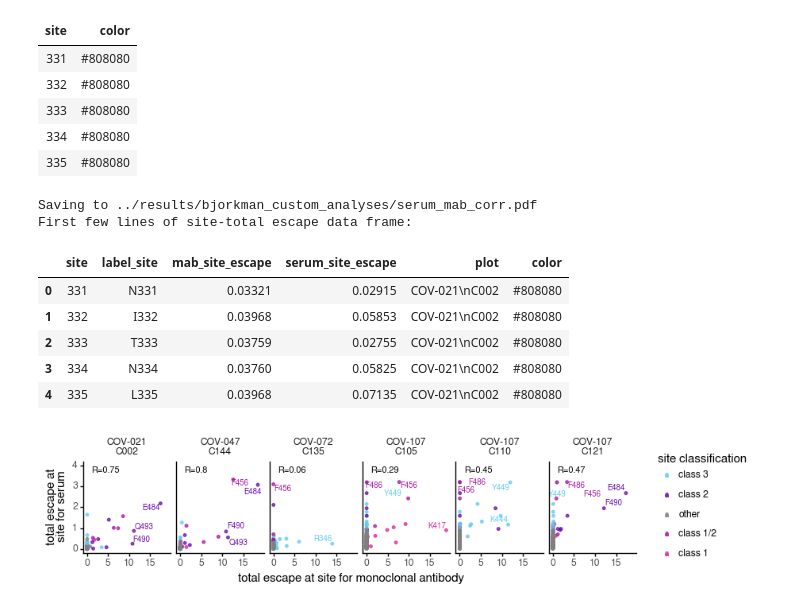
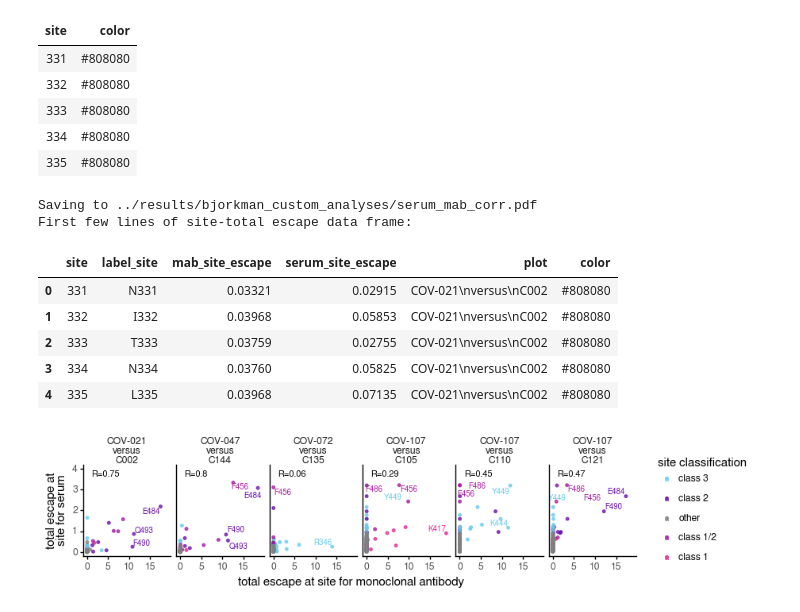
Before and after one commit to jbloomlab/SARS-CoV-2-RBD_MAP_Rockefeller, a Jupyter notebook: custom_analyses/bjorkman_analyses.ipynb, the cells around one changed output. Saved outputs shown, nothing was run; the diff lists cells and outputs as text; code cells hidden in the pictures.

```diff
--- a/custom_analyses/bjorkman_analyses.ipynb
+++ b/custom_analyses/bjorkman_analyses.ipynb
@@ -129,7 +129,7 @@ for i in sera_mab_mapping.keys():
     corrs.columns=['mab','to_drop','corr_float']
     corrs=(corrs
            .drop(columns=['to_drop'])
-           .assign(plot=f'{sera_mab_mapping[i]}\n{i}',
+           .assign(plot=f'{sera_mab_mapping[i]}\nversus\n{i}',
                    corr=lambda x: 'R='+x['corr_float'].round(2).astype(str)
                   )
            .drop(columns=['mab'])
@@ -206,7 +206,7 @@ for i in sera_mab_mapping.keys():
             )
     temp_df.columns=['site','label_site','mab_site_escape','serum_site_escape']
     temp_df = (temp_df
-               .assign(plot=f'{serum}\n{mab}')
+               .assign(plot=f'{serum}\nversus\n{mab}')
                .merge(color_scheme_df, how='left', on='site')
               )
 
@@ -232,36 +232,36 @@ p = (ggplot(plot_corrs_df) +
                size=8,
                ha='left'
                ) +
      facet_wrap('~plot', ncol=6) +
      theme_classic() +
      theme(figure_size=(6*1.5,1*1.5),
            strip_margin=0.35,
            strip_background=element_blank(),
            text=element_text(family='FreeSans'),
           ) +
      scale_y_continuous(limits=[0,4]) +
      xlab('total escape at site for monoclonal antibody')+
      ylab(f'total escape at\nsite for serum') +
      scale_color_manual(values=colors,
                         name='site classification',
                         labels=['class 3', 'class 2', 'other', 'class 1/2', 'class 1']
                        )
     )
 _ = p.draw()
 
 plotfile = f'{resultsdir}/serum_mab_corr.pdf'
 print(f"Saving to {plotfile}")
 p.save(plotfile, verbose=False)
 
 print('First few lines of site-total escape data frame:')
 display(HTML(plot_corrs_df.head().to_html(index=True)))
 # %% [output]
 Saving to ../results/bjorkman_custom_analyses/serum_mab_corr.pdf
 First few lines of site-total escape data frame:
 |  | site | label_site | mab_site_escape | serum_site_escape | plot | color |
-| 0 | 331 | N331 | 0.03321 | 0.02915 | COV-021\nC002 | #808080 |
-| 1 | 332 | I332 | 0.03968 | 0.05853 | COV-021\nC002 | #808080 |
-| 2 | 333 | T333 | 0.03759 | 0.02755 | COV-021\nC002 | #808080 |
-| 3 | 334 | N334 | 0.03760 | 0.05825 | COV-021\nC002 | #808080 |
-| 4 | 335 | L335 | 0.03968 | 0.07135 | COV-021\nC002 | #808080 |
+| 0 | 331 | N331 | 0.03321 | 0.02915 | COV-021\nversus\nC002 | #808080 |
+| 1 | 332 | I332 | 0.03968 | 0.05853 | COV-021\nversus\nC002 | #808080 |
+| 2 | 333 | T333 | 0.03759 | 0.02755 | COV-021\nversus\nC002 | #808080 |
+| 3 | 334 | N334 | 0.03760 | 0.05825 | COV-021\nversus\nC002 | #808080 |
+| 4 | 335 | L335 | 0.03968 | 0.07135 | COV-021\nversus\nC002 | #808080 |
-[figure, old version]
+[figure, new version]
```
Also changed, not shown: parts of 3 cells of this notebook, 1 other file.
